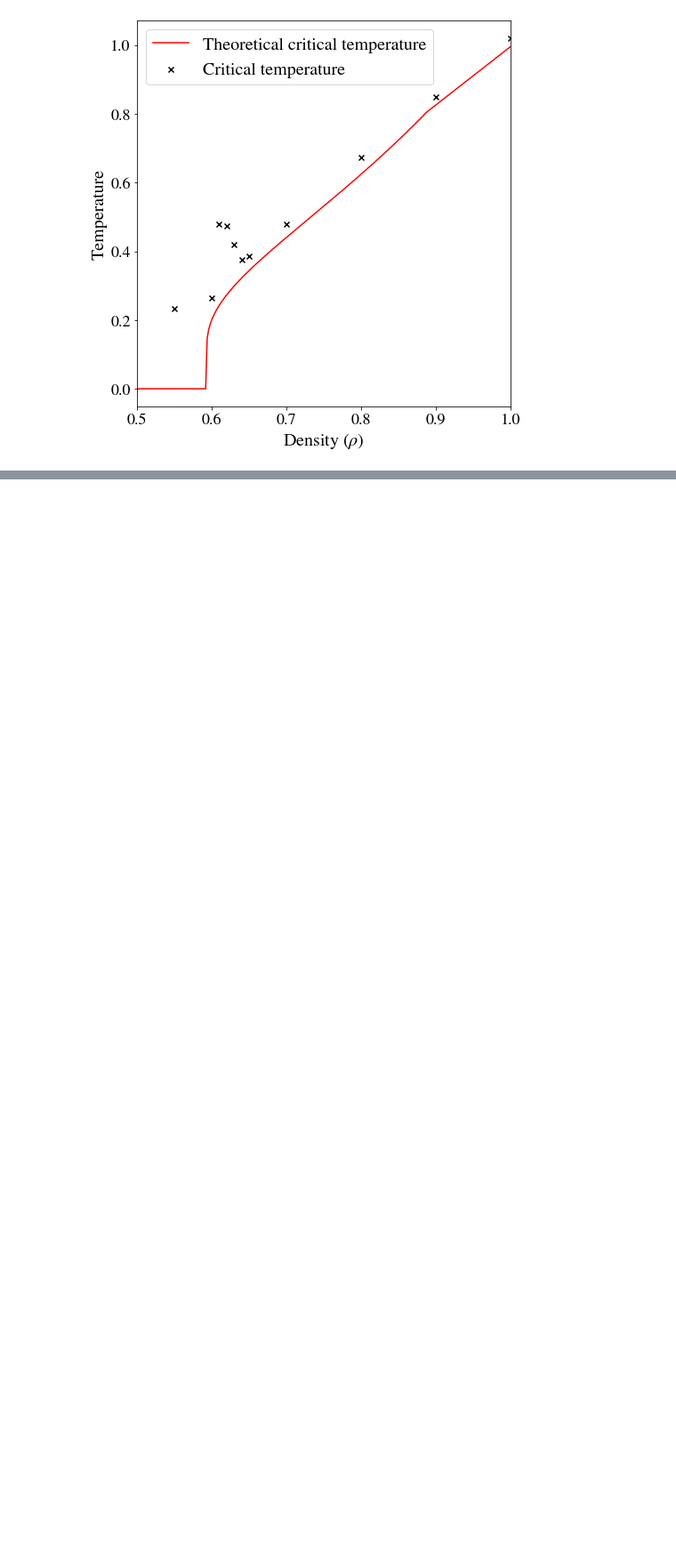
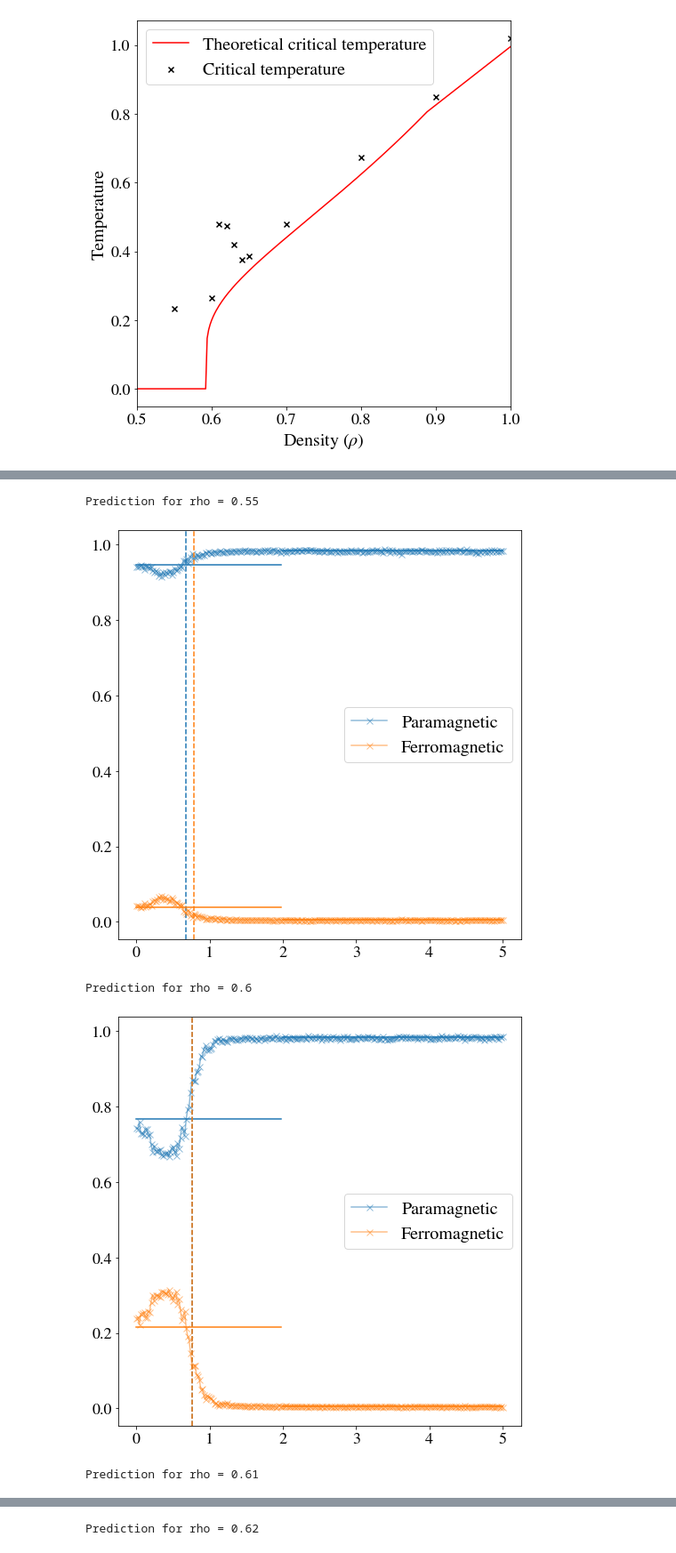
Before and after one commit to agmedinaz/paper, a Jupyter notebook: main_percolation.ipynb, the cells around one changed output, grey strips where cells are left out. Shown at 89% size. Drawn from its saved outputs; the diff is of its cells as text; code cells hidden in the pictures; blank space fills up the shorter version.

Commit message:
Percolation

```diff
--- a/main_percolation.ipynb
+++ b/main_percolation.ipynb
@@ -357,0 +360,25 @@ plt.show()
+# %%
+training = ['para','ferro','neel','stripe']
+
+modelsfolder, resultsfolder = auxLib.folders(directory=None, training=training, percolation=True)
+saving_folder = os.path.join(resultsfolder,'Half-height')
+os.makedirs(saving_folder, exist_ok = True)
+
+critical_temperatures = []
+
+for density_index, density in enumerate(densities):
+	print(f'Prediction for rho = {density}')
+	prediction = pd.read_csv(resultsfolder+f'/predictions_{densities_str[density_index]}.csv').drop('neel', axis=1)
+	prediction = prediction.drop('stripe', axis=1)
+	tc, plot = auxLib.half_height(resultsfolder, name=None, prediction=prediction, graph=True)
+	if max(prediction['ferro'])<0.5:
+		tc = 0
+	plot.savefig(saving_folder+f'/(only para and ferro) critical_temperature_{densities_str[density_index]}.pdf') #saving the figure
+	plot.show()
+	critical_temperatures.append(tc)
+# %% [output]
+Prediction for rho = 0.55
+[figure, added]
+Prediction for rho = 0.6
+[figure, added]
+Prediction for rho = 0.61
@@ -357,0 +386 @@ plt.show()
+Prediction for rho = 0.62
```
Also changed, not shown: parts of 5 cells of this notebook, 52 other files.
